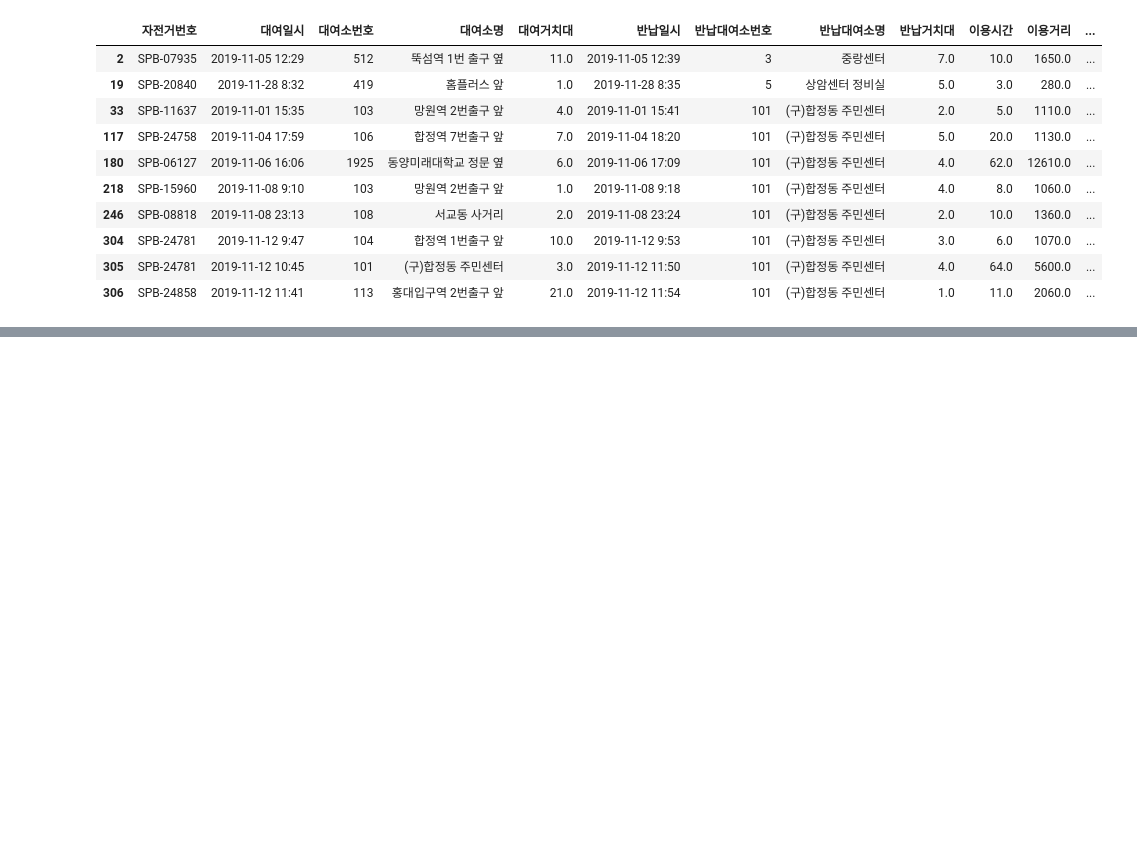
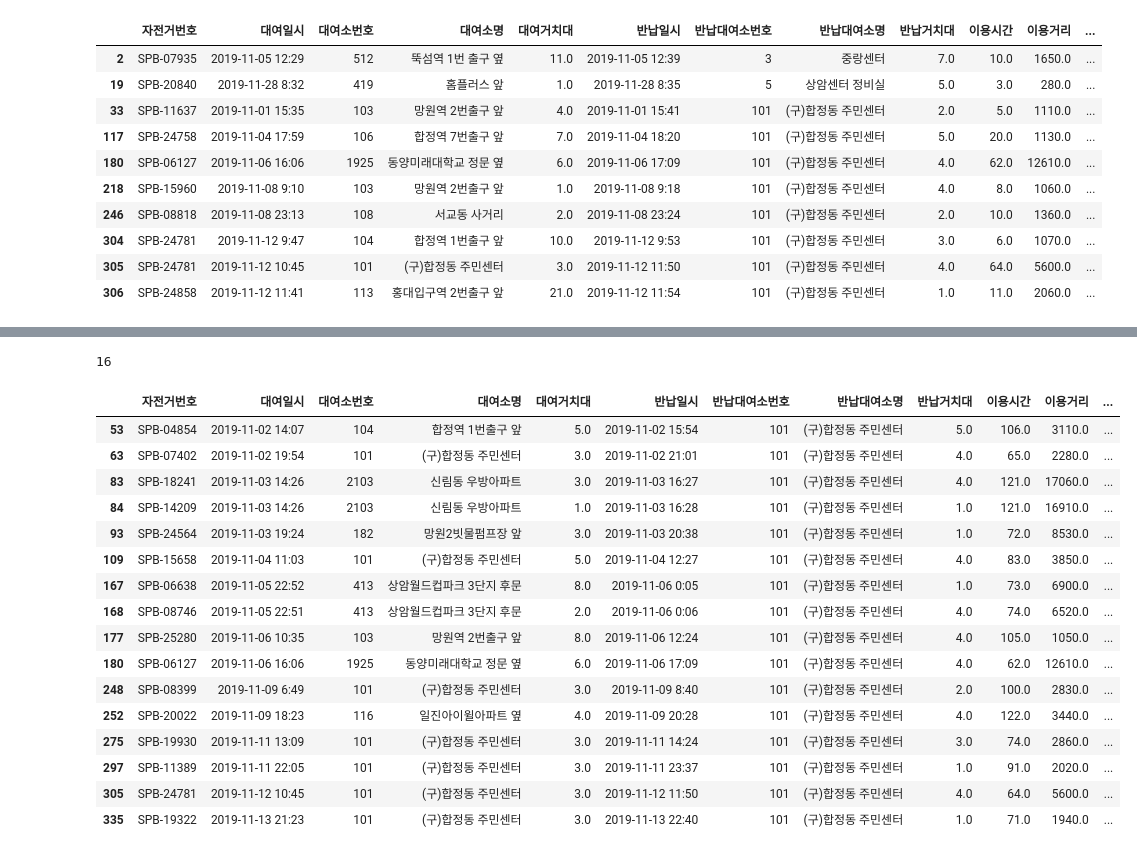
Before and after one commit to hk918216/Web, a Jupyter notebook: 3day_전처리/4_이상치_처리하기.ipynb, the cells around one changed output, grey strips where cells are left out. Saved outputs shown, nothing was run; the diff lists cells and outputs as text; code cells hidden in the pictures; blank space fills up the shorter version.

```diff
--- a/3day_전처리/4_이상치_처리하기.ipynb
+++ b/3day_전처리/4_이상치_처리하기.ipynb
@@ -185,3 +185,14 @@ df_drop_allow[condition]
 | 304 | SPB-24781 | 2019-11-12 9:47 | 104 | 합정역 1번출구 앞 | 10.0 | 2019-11-12 9:53 | 101 | (구)합정동 주민센터 | 3.0 | 6.0 | 1070.0 | ... |
 | 305 | SPB-24781 | 2019-11-12 10:45 | 101 | (구)합정동 주민센터 | 3.0 | 2019-11-12 11:50 | 101 | (구)합정동 주민센터 | 4.0 | 64.0 | 5600.0 | ... |
 | 306 | SPB-24858 | 2019-11-12 11:41 | 113 | 홍대입구역 2번출구 앞 | 21.0 | 2019-11-12 11:54 | 101 | (구)합정동 주민센터 | 1.0 | 11.0 | 2060.0 | ... |
+# %%
+def outliers_iqr(dframe, data):
+    q1, q3 = np.percentile(df_drop_allow['나이'],[25,75])
+    iqr = q3-q1
+    upper_bound = q3 + (1.5*iqr)
+    lower_bound = q1 - (1.5*iqr)
+
+    condition = (data >= upper_bound) | (data <= lower_bound)
+
+    print(len(df_drop_allow[condition]))
+    return dframe[condition]
@@ -187,0 +230,22 @@ df_drop_allow[condition]
+# %%
+time_1 = outliers_iqr(df_drop_allow, df_drop_allow['이용시간'])
+time_1
+# %% [output]
+16
+|  | 자전거번호 | 대여일시 | 대여소번호 | 대여소명 | 대여거치대 | 반납일시 | 반납대여소번호 | 반납대여소명 | 반납거치대 | 이용시간 | 이용거리 | ... |
+| 53 | SPB-04854 | 2019-11-02 14:07 | 104 | 합정역 1번출구 앞 | 5.0 | 2019-11-02 15:54 | 101 | (구)합정동 주민센터 | 5.0 | 106.0 | 3110.0 | ... |
+| 63 | SPB-07402 | 2019-11-02 19:54 | 101 | (구)합정동 주민센터 | 3.0 | 2019-11-02 21:01 | 101 | (구)합정동 주민센터 | 4.0 | 65.0 | 2280.0 | ... |
+| 83 | SPB-18241 | 2019-11-03 14:26 | 2103 | 신림동 우방아파트 | 3.0 | 2019-11-03 16:27 | 101 | (구)합정동 주민센터 | 4.0 | 121.0 | 17060.0 | ... |
+| 84 | SPB-14209 | 2019-11-03 14:26 | 2103 | 신림동 우방아파트 | 1.0 | 2019-11-03 16:28 | 101 | (구)합정동 주민센터 | 1.0 | 121.0 | 16910.0 | ... |
+| 93 | SPB-24564 | 2019-11-03 19:24 | 182 | 망원2빗물펌프장 앞 | 3.0 | 2019-11-03 20:38 | 101 | (구)합정동 주민센터 | 1.0 | 72.0 | 8530.0 | ... |
+| 109 | SPB-15658 | 2019-11-04 11:03 | 101 | (구)합정동 주민센터 | 5.0 | 2019-11-04 12:27 | 101 | (구)합정동 주민센터 | 4.0 | 83.0 | 3850.0 | ... |
+| 167 | SPB-06638 | 2019-11-05 22:52 | 413 | 상암월드컵파크 3단지 후문 | 8.0 | 2019-11-06 0:05 | 101 | (구)합정동 주민센터 | 1.0 | 73.0 | 6900.0 | ... |
+| 168 | SPB-08746 | 2019-11-05 22:51 | 413 | 상암월드컵파크 3단지 후문 | 2.0 | 2019-11-06 0:06 | 101 | (구)합정동 주민센터 | 4.0 | 74.0 | 6520.0 | ... |
+| 177 | SPB-25280 | 2019-11-06 10:35 | 103 | 망원역 2번출구 앞 | 8.0 | 2019-11-06 12:24 | 101 | (구)합정동 주민센터 | 4.0 | 105.0 | 1050.0 | ... |
+| 180 | SPB-06127 | 2019-11-06 16:06 | 1925 | 동양미래대학교 정문 옆 | 6.0 | 2019-11-06 17:09 | 101 | (구)합정동 주민센터 | 4.0 | 62.0 | 12610.0 | ... |
+| 248 | SPB-08399 | 2019-11-09 6:49 | 101 | (구)합정동 주민센터 | 3.0 | 2019-11-09 8:40 | 101 | (구)합정동 주민센터 | 2.0 | 100.0 | 2830.0 | ... |
+| 252 | SPB-20022 | 2019-11-09 18:23 | 116 | 일진아이윌아파트 옆 | 4.0 | 2019-11-09 20:28 | 101 | (구)합정동 주민센터 | 4.0 | 122.0 | 3440.0 | ... |
+| 275 | SPB-19930 | 2019-11-11 13:09 | 101 | (구)합정동 주민센터 | 3.0 | 2019-11-11 14:24 | 101 | (구)합정동 주민센터 | 3.0 | 74.0 | 2860.0 | ... |
+| 297 | SPB-11389 | 2019-11-11 22:05 | 101 | (구)합정동 주민센터 | 3.0 | 2019-11-11 23:37 | 101 | (구)합정동 주민센터 | 1.0 | 91.0 | 2020.0 | ... |
+| 305 | SPB-24781 | 2019-11-12 10:45 | 101 | (구)합정동 주민센터 | 3.0 | 2019-11-12 11:50 | 101 | (구)합정동 주민센터 | 4.0 | 64.0 | 5600.0 | ... |
+| 335 | SPB-19322 | 2019-11-13 21:23 | 101 | (구)합정동 주민센터 | 3.0 | 2019-11-13 22:40 | 101 | (구)합정동 주민센터 | 1.0 | 71.0 | 1940.0 | ... |
```
Also changed, not shown: parts of 2 cells of this notebook.
